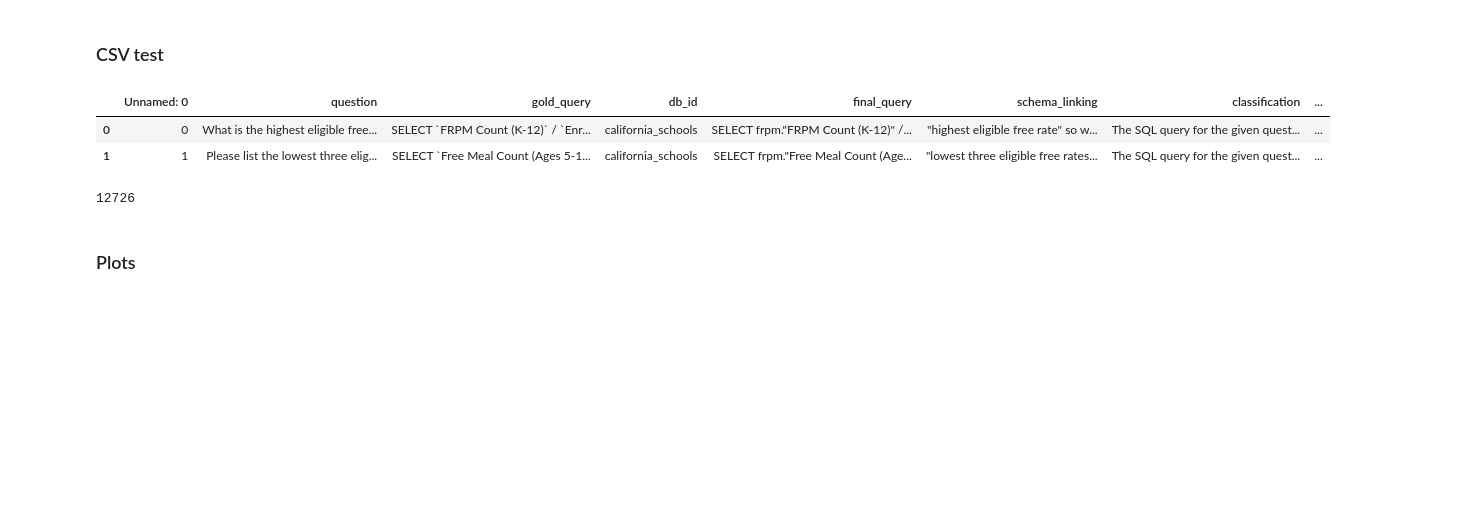
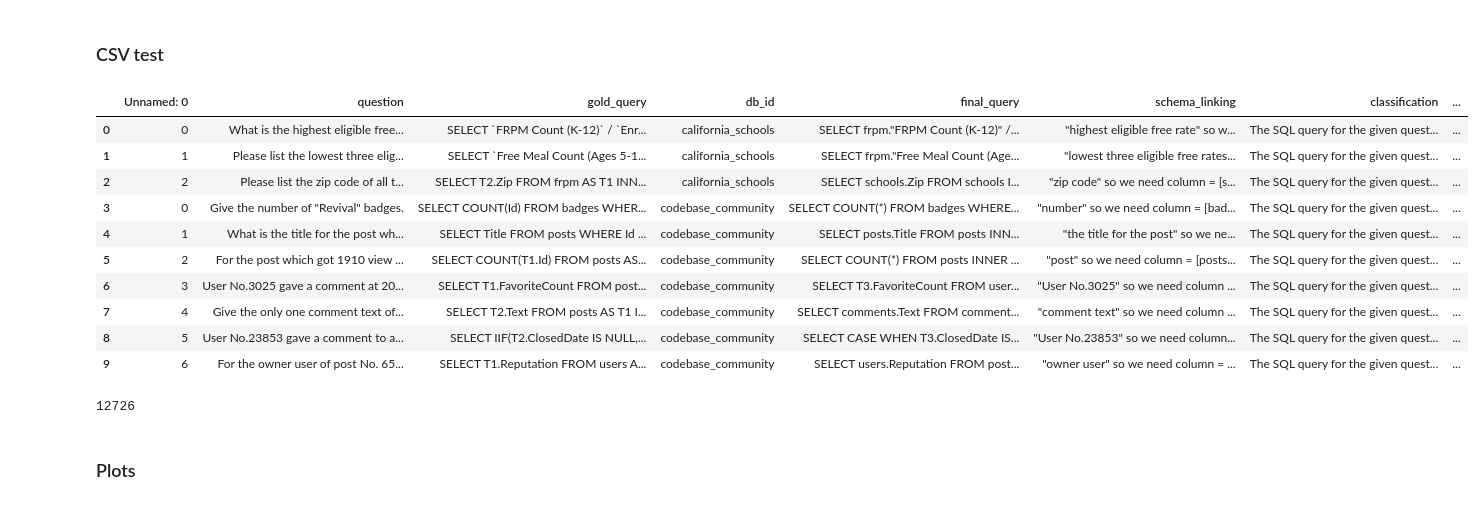
Before and after one commit to niklaswretblad/text-to-SQL-master-thesis, a Jupyter notebook: plots/plots.ipynb, the cells around one changed output. Saved outputs shown, nothing was run; the diff lists cells and outputs as text; code cells hidden in the pictures; blank space fills up the shorter version.

```diff
--- a/plots/plots.ipynb
+++ b/plots/plots.ipynb
@@ -3,11 +3,19 @@
 # %%
 import pandas as pd
 bird_results = pd.read_csv('logs_merged.csv')
-bird_results.head(2)
+bird_results.head(10)
 # %% [output]
 |  | Unnamed: 0 | question | gold_query | db_id | final_query | schema_linking | classification | ... |
 | 0 | 0 | What is the highest eligible free... | SELECT `FRPM Count (K-12)` / `Enr... | california_schools | SELECT frpm."FRPM Count (K-12)" /... | "highest eligible free rate" so w... | The SQL query for the given quest... | ... |
 | 1 | 1 | Please list the lowest three elig... | SELECT `Free Meal Count (Ages 5-1... | california_schools | SELECT frpm."Free Meal Count (Age... | "lowest three eligible free rates... | The SQL query for the given quest... | ... |
+| 2 | 2 | Please list the zip code of all t... | SELECT T2.Zip FROM frpm AS T1 INN... | california_schools | SELECT schools.Zip FROM schools I... | "zip code" so we need column = [s... | The SQL query for the given quest... | ... |
+| 3 | 0 | Give the number of "Revival" badges. | SELECT COUNT(Id) FROM badges WHER... | codebase_community | SELECT COUNT(*) FROM badges WHERE... | "number" so we need column = [bad... | The SQL query for the given quest... | ... |
+| 4 | 1 | What is the title for the post wh... | SELECT Title FROM posts WHERE Id ... | codebase_community | SELECT posts.Title FROM posts INN... | "the title for the post" so we ne... | The SQL query for the given quest... | ... |
+| 5 | 2 | For the post which got 1910 view ... | SELECT COUNT(T1.Id) FROM posts AS... | codebase_community | SELECT COUNT(*) FROM posts INNER ... | "post" so we need column = [posts... | The SQL query for the given quest... | ... |
+| 6 | 3 | User No.3025 gave a comment at 20... | SELECT T1.FavoriteCount FROM post... | codebase_community | SELECT T3.FavoriteCount FROM user... | "User No.3025" so we need column ... | The SQL query for the given quest... | ... |
+| 7 | 4 | Give the only one comment text of... | SELECT T2.Text FROM posts AS T1 I... | codebase_community | SELECT comments.Text FROM comment... | "comment text" so we need column ... | The SQL query for the given quest... | ... |
+| 8 | 5 | User No.23853 gave a comment to a... | SELECT IIF(T2.ClosedDate IS NULL,... | codebase_community | SELECT CASE WHEN T3.ClosedDate IS... | "User No.23853" so we need column... | The SQL query for the given quest... | ... |
+| 9 | 6 | For the owner user of post No. 65... | SELECT T1.Reputation FROM users A... | codebase_community | SELECT users.Reputation FROM post... | "owner user" so we need column = ... | The SQL query for the given quest... | ... |
 # %%
 bird_results.size
 # %% [output]
```
Also changed, not shown: parts of 1 cell of this notebook.
